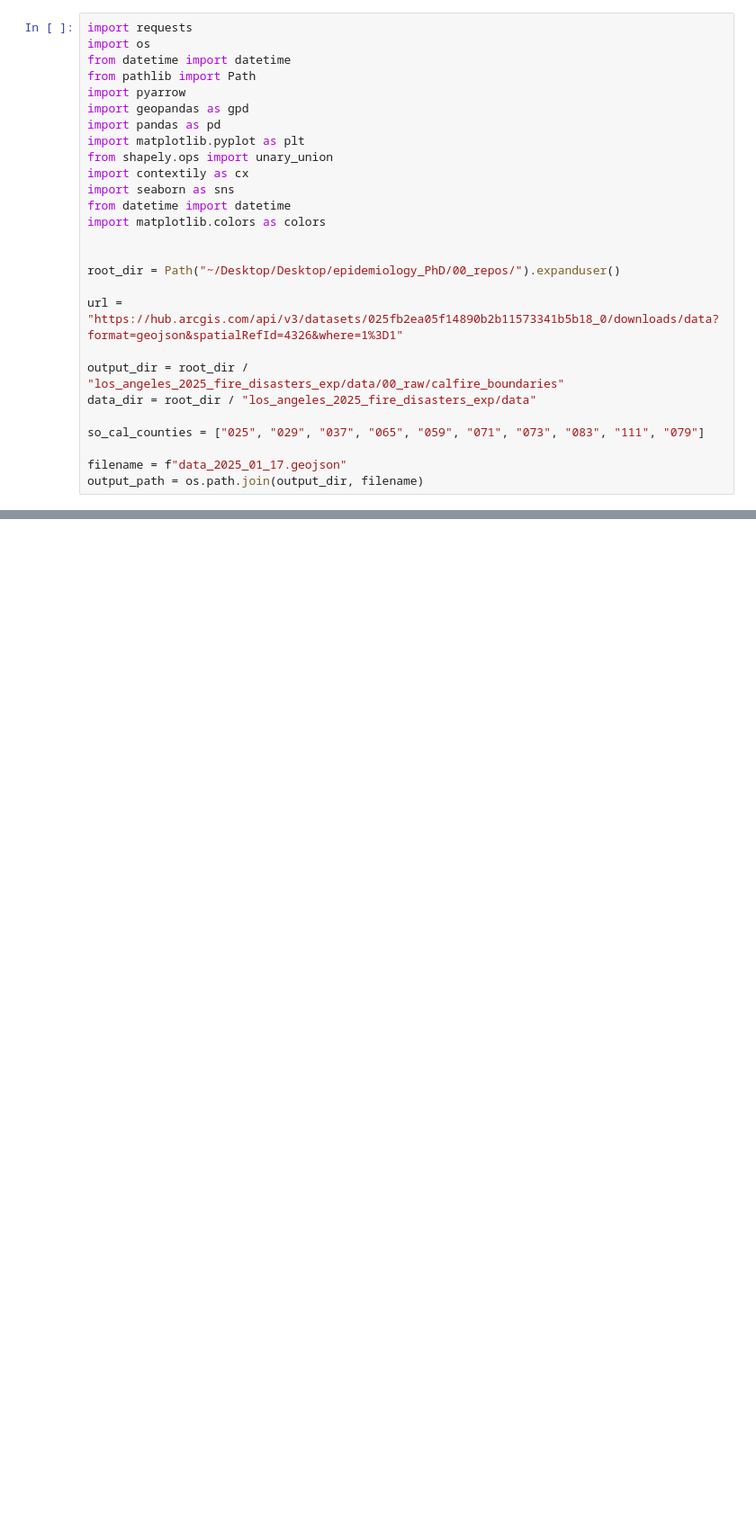
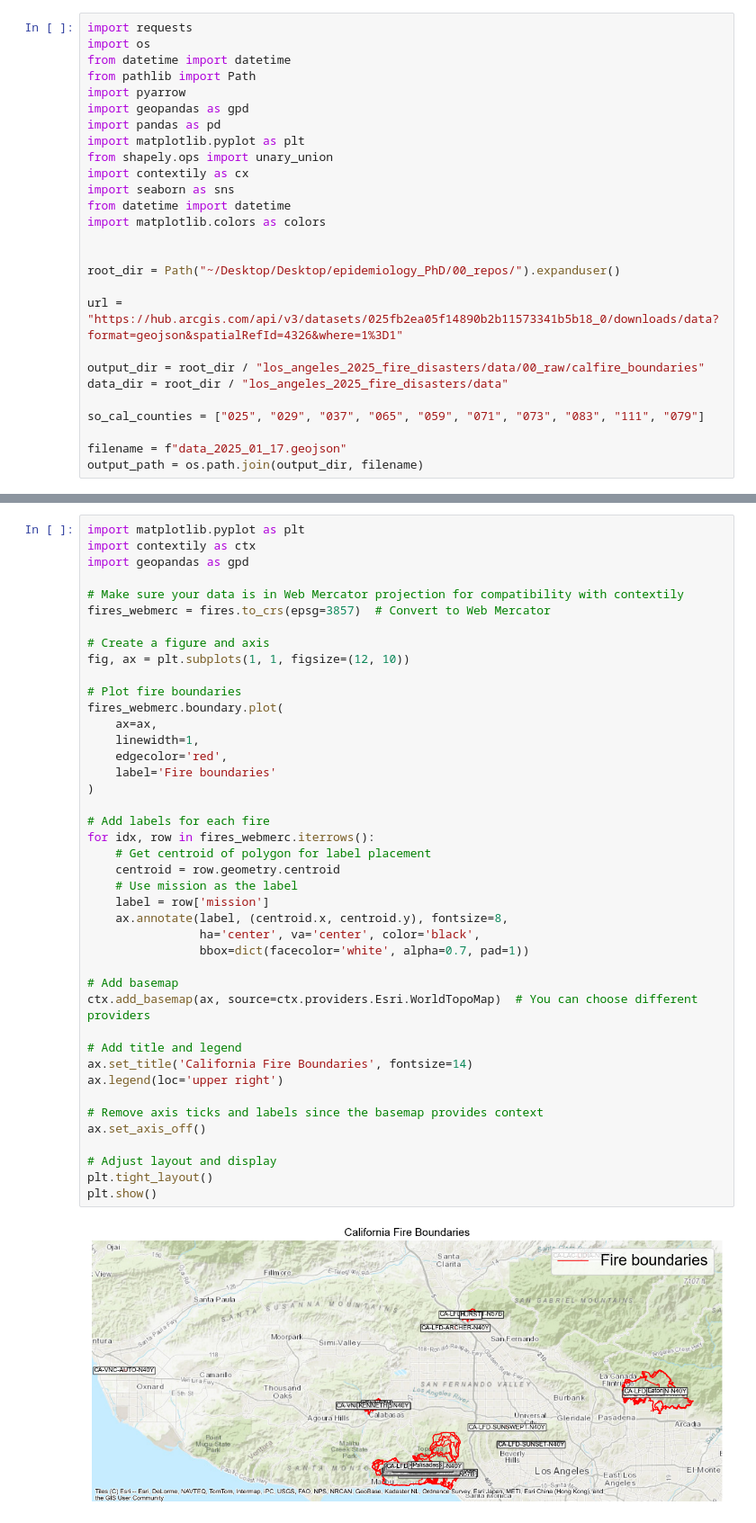
Before and after one commit to heathermcb/los_angeles_2025_fire_disasters, a Jupyter notebook: code/02_plotting/ct/paper_map_03feb25.ipynb, the cells around one changed output, grey strips where cells are left out. Shown at 90% size. Cells and saved outputs as stored; diff of their text form; blank space fills up the shorter version.

```diff
--- a/code/02_plotting/ct/paper_map_03feb25.ipynb
+++ b/code/02_plotting/ct/paper_map_03feb25.ipynb
@@ -18,8 +18,8 @@ root_dir = Path("~/Desktop/Desktop/epidemiology_PhD/00_repos/").expanduser()
 
 url = "https://hub.arcgis.com/api/v3/datasets/025fb2ea05f14890b2b11573341b5b18_0/downloads/data?format=geojson&spatialRefId=4326&where=1%3D1"
 
-output_dir = root_dir / "los_angeles_2025_fire_disasters_exp/data/00_raw/calfire_boundaries"
-data_dir = root_dir / "los_angeles_2025_fire_disasters_exp/data"
+output_dir = root_dir / "los_angeles_2025_fire_disasters/data/00_raw/calfire_boundaries"
+data_dir = root_dir / "los_angeles_2025_fire_disasters/data"
 
 so_cal_counties = ["025", "029", "037", "065", "059", "071", "073", "083", "111", "079"]
 
@@ -196,0 +200,44 @@ fig.savefig(
+# %%
+import matplotlib.pyplot as plt
+import contextily as ctx
+import geopandas as gpd
+
+# Make sure your data is in Web Mercator projection for compatibility with contextily
+fires_webmerc = fires.to_crs(epsg=3857)  # Convert to Web Mercator
+
+# Create a figure and axis
+fig, ax = plt.subplots(1, 1, figsize=(12, 10))
+
+# Plot fire boundaries
+fires_webmerc.boundary.plot(
+    ax=ax,
+    linewidth=1,
+    edgecolor='red',
+    label='Fire boundaries'
+)
+
+# Add labels for each fire
+for idx, row in fires_webmerc.iterrows():
+    # Get centroid of polygon for label placement
+    centroid = row.geometry.centroid
+    # Use mission as the label
+    label = row['mission']
+    ax.annotate(label, (centroid.x, centroid.y), fontsize=8,
+                ha='center', va='center', color='black',
+                bbox=dict(facecolor='white', alpha=0.7, pad=1))
+
+# Add basemap
+ctx.add_basemap(ax, source=ctx.providers.Esri.WorldTopoMap)  # You can choose different providers
+
+# Add title and legend
+ax.set_title('California Fire Boundaries', fontsize=14)
+ax.legend(loc='upper right')
+
+# Remove axis ticks and labels since the basemap provides context
+ax.set_axis_off()
+
+# Adjust layout and display
+plt.tight_layout()
+plt.show()
+# %% [output]
+[figure, added]
```
Also changed, not shown: parts of 2 cells of this notebook, 1 other file.
